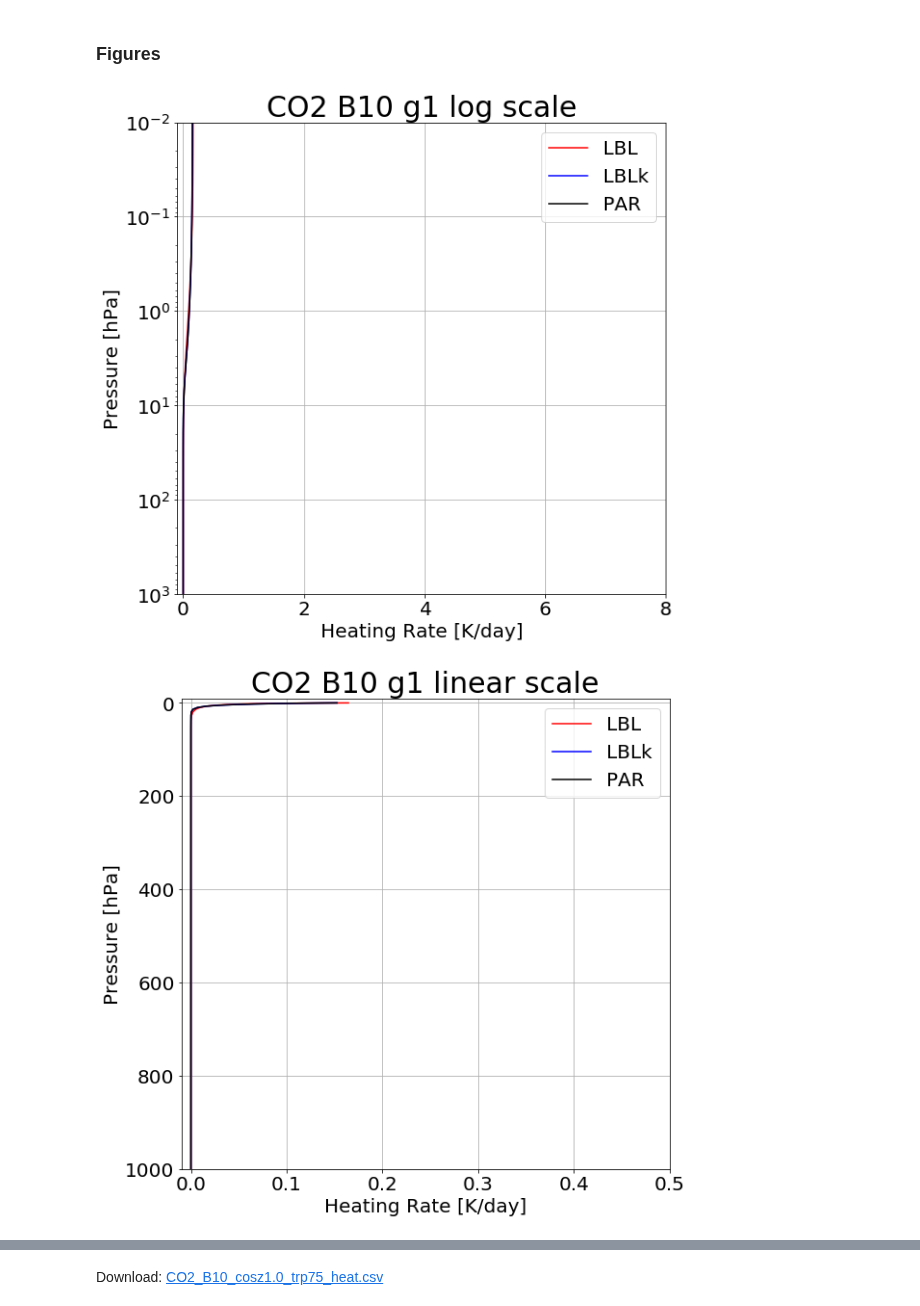
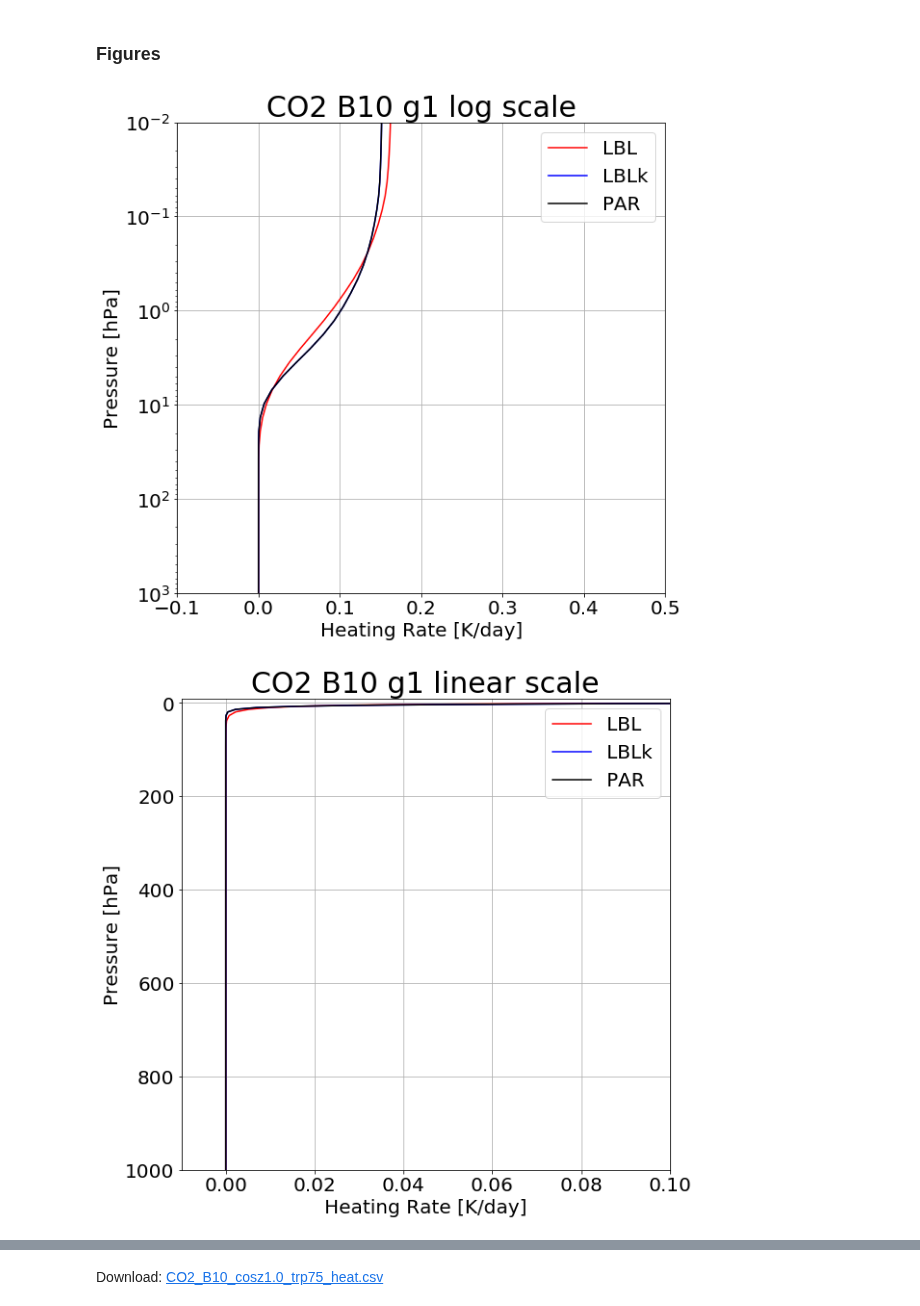
Before and after one commit to kimbuyo/Radiation_SW, a Jupyter notebook: Param/CO2/B10/190213_Result/CO2x1/CO2_B10_cosz1.0_trp75_result.ipynb, the cells around one changed output, grey strips where cells are left out. Saved outputs shown, nothing was run; the diff lists cells and outputs as text; code cells hidden in the pictures.

```diff
--- a/Param/CO2/B10/190213_Result/CO2x1/CO2_B10_cosz1.0_trp75_result.ipynb
+++ b/Param/CO2/B10/190213_Result/CO2x1/CO2_B10_cosz1.0_trp75_result.ipynb
@@ -71,31 +71,31 @@ Download: CO2_B10_cosz1.0_trp75_flux.csv
 # %%
 htr = pd.read_table(path+'new_ng6_all.htr',header=None,sep="\s+",keep_default_na=False,
                     names=['hPa','LBL_g1','LBLk_g1','PAR_g1','LBL_g2','LBLk_g2','PAR_g2','LBL_g3','LBLk_g3','PAR_g3',
                           'LBL_g4','LBLk_g4','PAR_g4','LBL_g5','LBLk_g5','PAR_g5','LBL_g6','LBLk_g6','PAR_g6',
                           'LBL_tot','LBLk_tot','PAR_tot','LBLk - LBL','PAR - LBL'])
 
 params = {'figure.figsize': (20,9),'legend.fontsize': 20,'axes.labelsize': 20,'axes.titlesize': 30,'xtick.labelsize': 20,'ytick.labelsize': 20}
 plt.rcParams.update(params)
 
-max1 = 8
-max2 = 0.5
+max1 = 0.5
+max2 = 0.1
 
 # log scale
 plt.subplot(1,2,1)
 plt.axis([-0.1,max1,1000,0.01])
 plt.grid()
 plt.title('CO2 B10 g1 log scale')
 plt.ylabel('Pressure [hPa]')
 plt.xlabel('Heating Rate [K/day]')
 plt.yscale('log')
 plt.plot(htr['LBL_g1'],htr['hPa'],label='LBL',color='red')
 plt.plot(htr['LBLk_g1'],htr['hPa'],label='LBLk',color='blue')
 plt.plot(htr['PAR_g1'],htr['hPa'],label='PAR',color='black')
 plt.legend()
 
 plt.show()
 # %% [output]
-[figure, old version]
+[figure, new version]
 # %%
 # linear scale
 plt.subplot(1,2,2)
@@ -111,7 +111,7 @@ plt.legend()
 
 plt.show()
 # %% [output]
-[figure, old version]
+[figure, new version]
 # %%
 # log scale
 plt.subplot(1,2,1)
```
Also changed, not shown: parts of 12 cells of this notebook.
